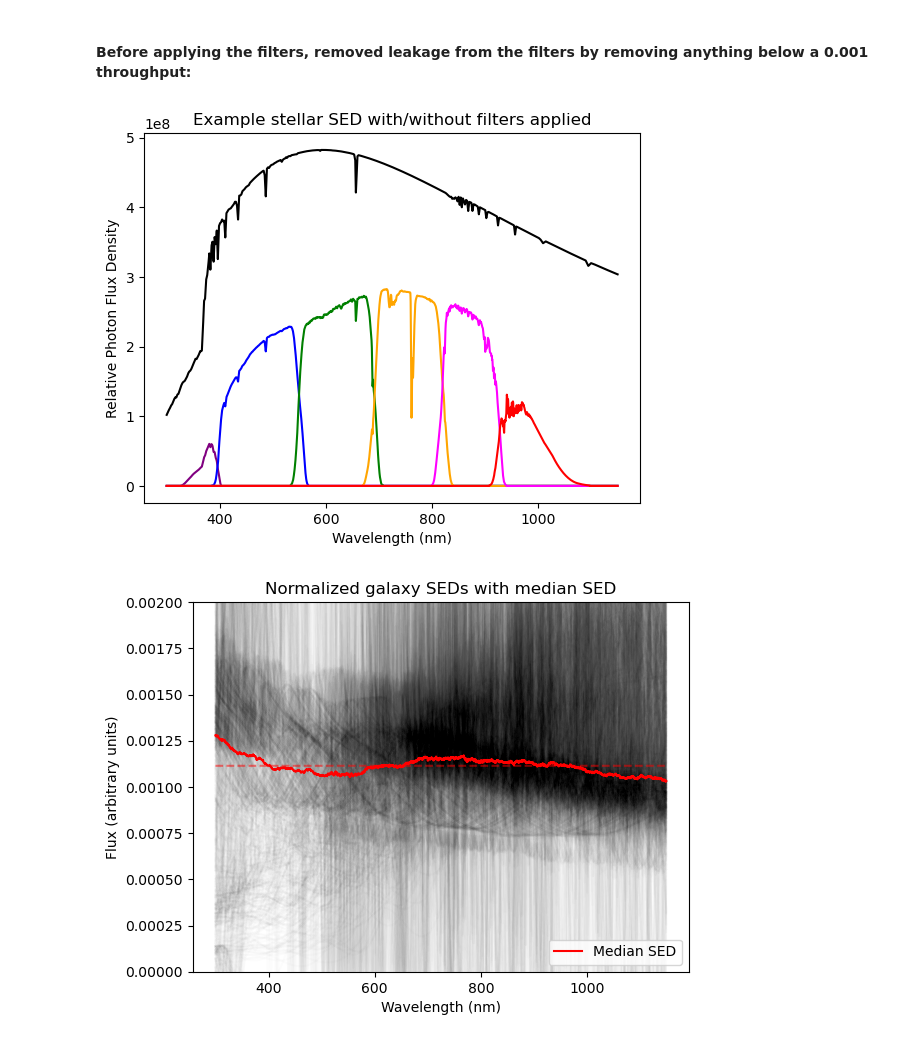
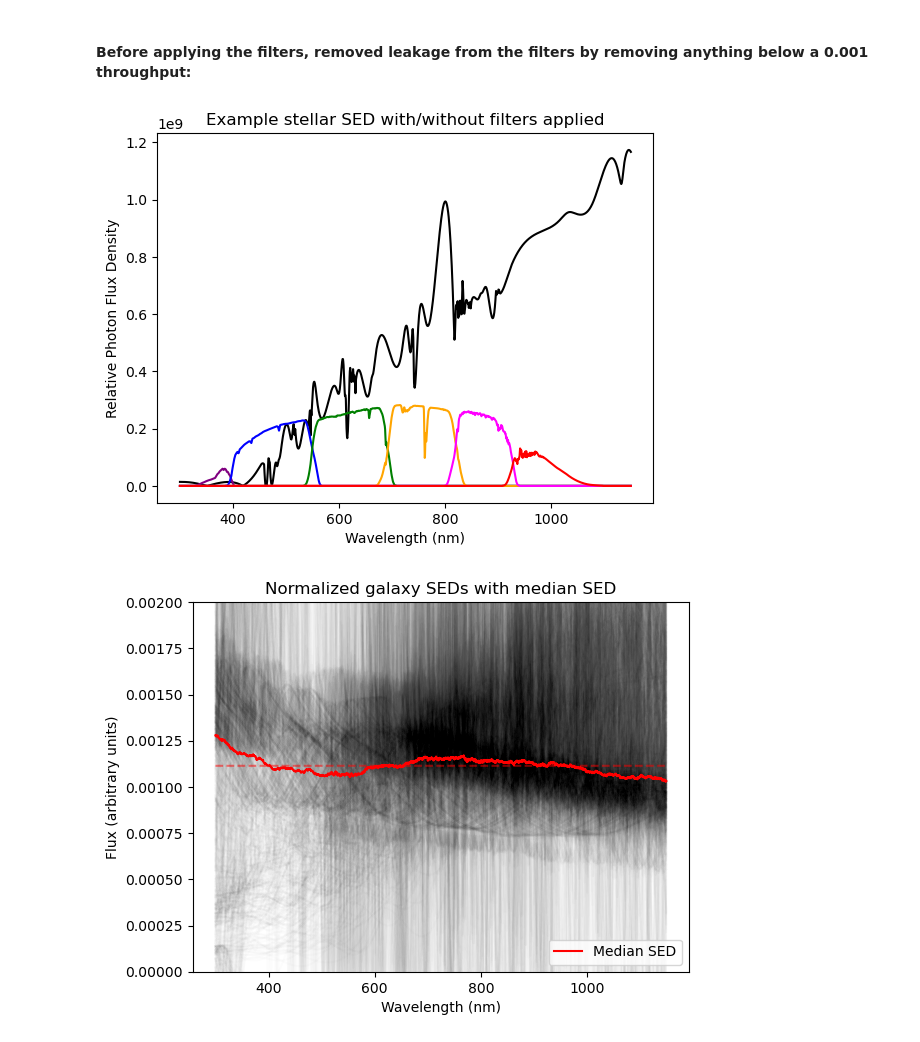
Before and after one commit to LSSTDESC/DifferentialCR, a Jupyter notebook: SEDAnalysis.ipynb, the cells around one changed output. Cells and saved outputs as stored; diff of their text form; code cells hidden in the pictures.

```diff
--- a/SEDAnalysis.ipynb
+++ b/SEDAnalysis.ipynb
@@ -286,35 +286,35 @@ flatSED = normalize_distributions(wvl, flatSED)
 
 
 # --- Apply filters to SEDs and convert to photon density ----
 filter_labels = ['u', 'g', 'r', 'i', 'z', 'y']
 
 
 h  = 6.62607015e-27       # erg s
 c  = 2.99792458e18        # Å / s
 hc = h * c                # erg Å  (≈ 1.986e-8)
 
 
 filtered_data = {}
 stellar_filtered_data = {}
 flat_filtered = {}
 
 i = 110 #choose the index of one of the SEDs to plot (i = -1 for the median SED)
 
-plt.plot(wvl, stellar_SEDs[i] *wvl*10/hc, 'k', label = f'SED index: {i}')
+plt.plot(wvl, SEDs[i] *wvl*10/hc, 'k', label = f'SED index: {i}')
 
 for band in filter_labels:
     filtered_data[band]= apply_filter(wvl, SEDs, band, rm_leakage = True, cutoff = 0.002)  *wvl*10/hc
     stellar_filtered_data[band]= apply_filter(stellar_wvl, stellar_SEDs, band, rm_leakage = True, cutoff = 0.002)  *stellar_wvl*10/hc
     flat_filtered[band] = apply_filter(wvl, flatSED, band, rm_leakage = True, cutoff = 0.002)  *wvl*10/hc
     plt.plot(wvl, stellar_filtered_data[band][i], color = colors[band])
 
 plt.title('Example stellar SED with/without filters applied')
 plt.xlabel('Wavelength (nm)')
 plt.ylabel('Relative Photon Flux Density')
 # plt.legend()
 plt.show()
 # %% [output]
-[figure, old version]
+[figure, new version]
 # %%
 # Define galsim SED objects
 
```
Also changed, not shown: 7 other files.
